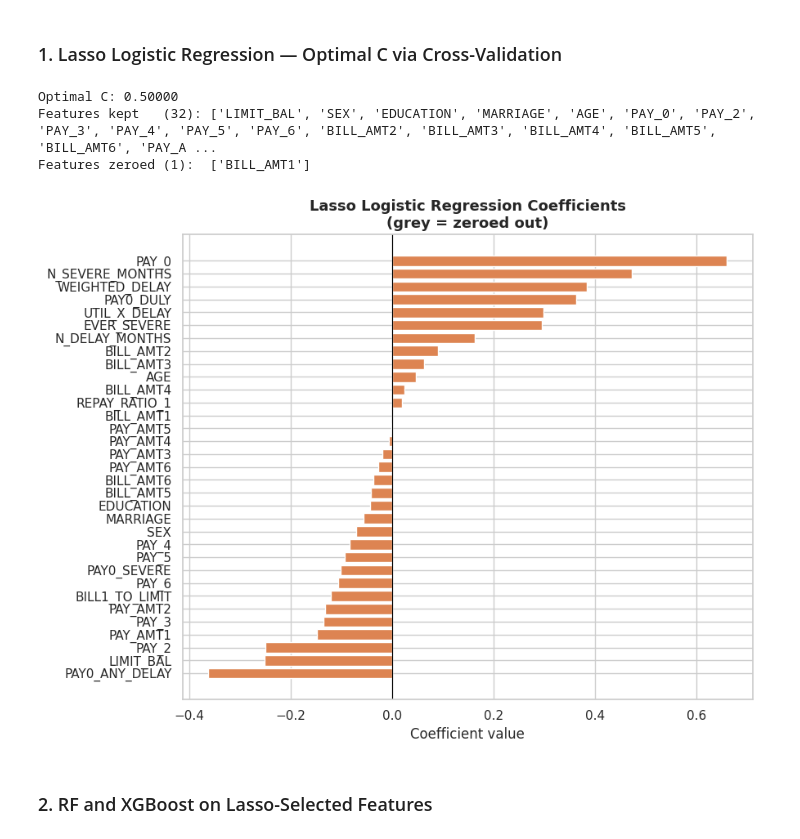
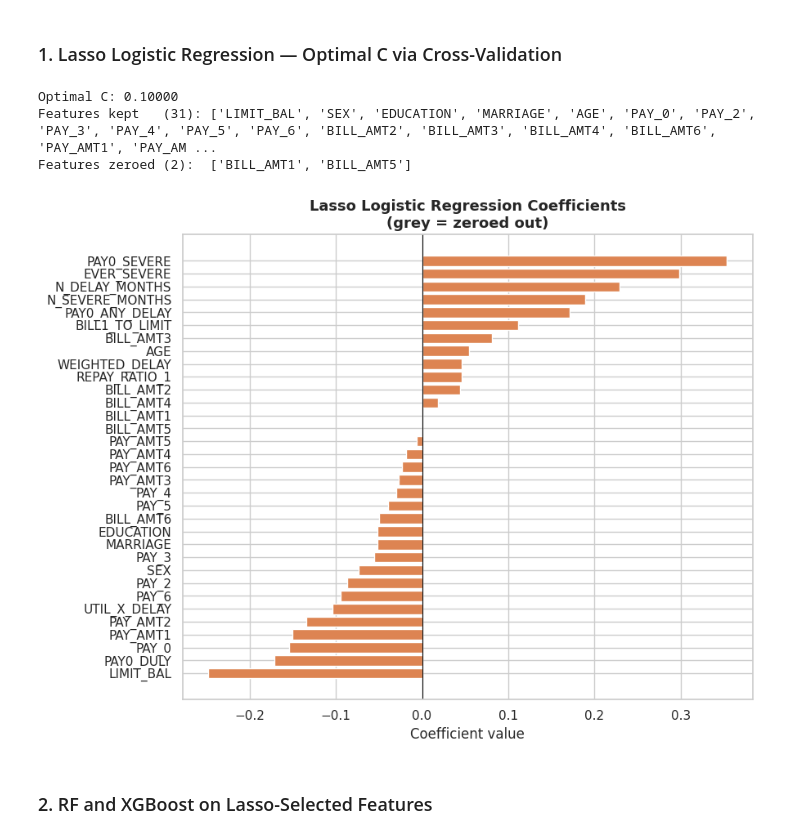
Before and after one commit to riccardo03/FinTech-Project, a Jupyter notebook: project.ipynb, the cells around one changed output. Cells and saved outputs as stored; diff of their text form; code cells hidden in the pictures.

```diff
--- a/project.ipynb
+++ b/project.ipynb
@@ -197,7 +198,6 @@ Mean credit limit (Default): 130110.0
 ### 4. Payment History (PAY_0 … PAY_6): distribution and default rate
 # %%
 pay_cols = ["PAY_0","PAY_2","PAY_3","PAY_4","PAY_5","PAY_6"]
-df[pay_cols] = df[pay_cols]
 
 pay0_rate = df.groupby("PAY_0")["DEFAULT"].mean().reset_index()
 pay0_rate.columns = ["PAY_0", "Default Rate"]
@@ -538,8 +545,8 @@ print("Stage 2 best params:", best_params_rf)
 print(f"Stage 2 best CV ROC-AUC: {stage2_auc:.4f}")
 print(f"Improvement over stage 1: {(stage2_auc - stage1_auc)*100:+.2f}pp")
 
-rf = RandomForestClassifier(**best_params_rf, random_state=42, n_jobs=-1)
-rf.fit(X_train_sc, y_train)
+rf = RandomForestClassifier(**best_params_rf, random_state=42, n_jobs=-1, class_weight="balanced")
+rf.fit(X_train, y_train)
 
 # # --- Stage 2: narrow GridSearchCV (commented out for speed) ---
 # def neighbours(val, step, n=1, min_val=1):
@@ -626,7 +659,10 @@ plt.show()
 # %% [markdown]
 ### 4. Feature Importance
 # %%
-importances = pd.Series(best_rf.feature_importances_, index=feature_cols).sort_values(ascending=True)
+importances = pd.Series(
+    rf.feature_importances_,
+    index=feature_cols
+).sort_values(ascending=True)
 
 fig, ax = plt.subplots(figsize=(9, 7))
 colors = ["#DD8452" if v >= importances.nlargest(5).min() else "#4C72B0" for v in importances]
@@ -680,7 +716,7 @@ xgb_random = RandomizedSearchCV(
                   tree_method=XGB_TREE_METHOD, device=XGB_DEVICE,
                   scale_pos_weight=scale_pos_weight),
     param_distributions=xgb_param_dist,
-    n_iter=100,
+    n_iter=50,
     scoring="roc_auc",
     cv=cv,
     random_state=42,
@@ -902,42 +965,42 @@ X_train_sc = scaler.fit_transform(X_train)
 X_test_sc  = scaler.transform(X_test)
 
 lasso = LogisticRegressionCV(
-    Cs=[0.0001, 0.001, 0.005, 0.01, 0.05, 0.1, 0.5, 1.0, 5.0, 10.0],
+    Cs=[0.0001, 0.0005, 0.001, 0.005, 0.01, 0.05, 0.1],
     cv=3,
     penalty="l1",
     solver="saga",
     scoring="roc_auc",
     class_weight="balanced",
-    max_iter=2000,
+    max_iter=5000,
     random_state=42,
     n_jobs=-1,
 )
 lasso.fit(X_train_sc, y_train)
 
 coef = pd.Series(lasso.coef_[0], index=feature_cols)
 selected = coef[coef != 0].index.tolist()
 zeroed   = coef[coef == 0].index.tolist()
 
 print(f"Optimal C: {lasso.C_[0]:.5f}")
 print(f"Features kept   ({len(selected)}): {selected}")
 print(f"Features zeroed ({len(zeroed)}):  {zeroed}")
 
 coef_sorted = coef.sort_values()
 colors = ["#DD8452" if v != 0 else "#cccccc" for v in coef_sorted]
 
 fig, ax = plt.subplots(figsize=(9, 7))
 ax.barh(coef_sorted.index, coef_sorted.values, color=colors, edgecolor="white")
 ax.axvline(0, color="black", linewidth=0.8)
 ax.set_title("Lasso Logistic Regression Coefficients\n(grey = zeroed out)", fontsize=13, fontweight="bold")
 ax.set_xlabel("Coefficient value")
 plt.tight_layout()
 plt.savefig("plot_lasso_coef.png", dpi=150, bbox_inches="tight")
 plt.show()
 # %% [output]
-Optimal C: 0.50000
-Features kept   (32): ['LIMIT_BAL', 'SEX', 'EDUCATION', 'MARRIAGE', 'AGE', 'PAY_0', 'PAY_2', 'PAY_3', 'PAY_4', 'PAY_5', 'PAY_6', 'BILL_AMT2', 'BILL_AMT3', 'BILL_AMT4', 'BILL_AMT5', 'BILL_AMT6', 'PAY_A ...
-Features zeroed (1):  ['BILL_AMT1']
+Optimal C: 0.10000
+Features kept   (31): ['LIMIT_BAL', 'SEX', 'EDUCATION', 'MARRIAGE', 'AGE', 'PAY_0', 'PAY_2', 'PAY_3', 'PAY_4', 'PAY_5', 'PAY_6', 'BILL_AMT2', 'BILL_AMT3', 'BILL_AMT4', 'BILL_AMT6', 'PAY_AMT1', 'PAY_AM ...
+Features zeroed (2):  ['BILL_AMT1', 'BILL_AMT5']
-[figure, old version]
+[figure, new version]
 # %% [markdown]
 ### 2. RF and XGBoost on Lasso-Selected Features
 # %%
```
Also changed, not shown: parts of 21 cells of this notebook.
